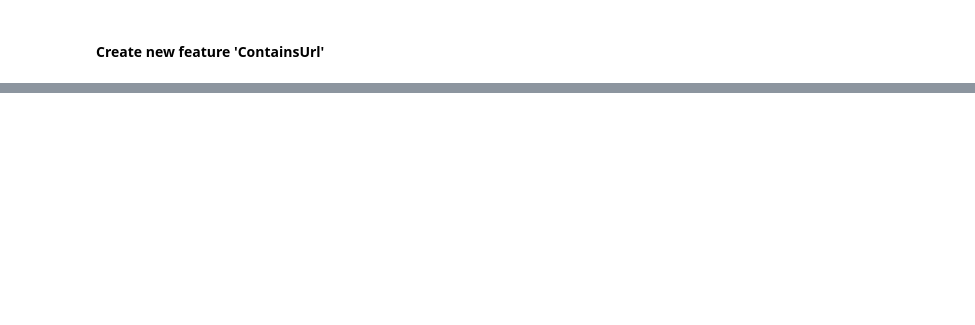
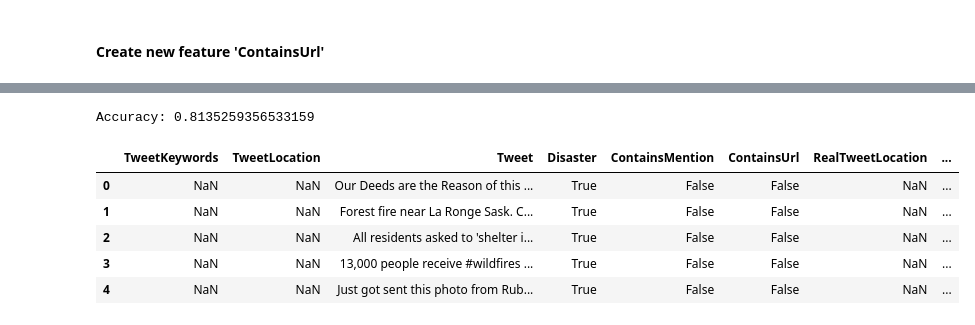
Before and after one commit to lucriver/kaggle-challenges, a Jupyter notebook: nlp-disaster-tweets/work.ipynb, the cells around one changed output, grey strips where cells are left out. Cells and saved outputs as stored; diff of their text form; code cells hidden in the pictures; blank space fills up the shorter version.

```diff
--- a/nlp-disaster-tweets/work.ipynb
+++ b/nlp-disaster-tweets/work.ipynb
@@ -343,34 +162,0 @@ cache size: 0
-# %%
-last_cleantweetlocation_cache_size = len(cleantweetlocation_cache)
-
-train_iter_df = df_train[(df_train['TweetLocation'].notna()) & (df_train['RealTweetLocation'] == 'True')]
-for idx, series in train_iter_df.iterrows():
-    text = series['Tweet']
-    location = series['TweetLocation']
-
-    tweet = f"Text: {text}\nLocation: {location}"
-
-    if location in cleantweetlocation_cache:
-        df_train.loc[idx, 'CleanTweetLocation'] = cleantweetlocation_cache[location]
-    else:
-        clear_output(wait=True)
-        data = f"Text: {text}\nLocation: {location}"
-        clean_location = query_model(system_prompts['CleanTweetLocation'],tweet,cleantweetlocation_memory)
-        df_train.loc[idx, 'CleanTweetLocation'] = clean_location
-        cleantweetlocation_cache[location] = clean_location
-        display(idx,tweet,clean_location)
-
-    current_cleantweetlocation_cache_size = len(cleantweetlocation_cache)
-    if current_cleantweetlocation_cache_size - last_cleantweetlocation_cache_size >= 25:
-        last_cleantweetlocation_cache_size = current_cleantweetlocation_cache_size
-        print('writing to cache...')
-        with open('./data/cleantweetlocation_cache.json', 'w') as f:
-            f.write(json.dumps(cleantweetlocation_cache))
-
-
-print('writing finalized cleantweetlocation_cache.json ...')
-with open('./data/cleantweetlocation_cache.json', 'w') as f:
-    f.write(json.dumps(cleantweetlocation_cache))
-
-print('writing updated train.csv file...')
-df_train.to_csv('./data/train_v2.csv',index=False)
@@ -422,0 +291,29 @@ writing updated test.csv file...
+# %%
+vectorizer = CountVectorizer()
+
+X_tweet = vectorizer.fit_transform(df_train['Tweet'])
+X_keyword = vectorizer.transform(df_train['TweetKeywords'].fillna('None'))
+
+X = hstack([X_tweet, X_keyword])
+y = df_train['Disaster']
+
+X_train, X_test, y_train, y_test = train_test_split(X, y, test_size=0.2, random_state=42)
+
+# Train Model
+classifier_tfid = LogisticRegression(max_iter=1000)
+classifier_tfid.fit(X_train, y_train)
+
+# Predict and Evaluate
+y_pred = classifier_tfid.predict(X_test)
+print("Accuracy:", accuracy_score(y_test, y_pred))
+# %% [output]
+Accuracy: 0.8135259356533159
+# %%
+df_train.head()
+# %% [output]
+|  | TweetKeywords | TweetLocation | Tweet | Disaster | ContainsMention | ContainsUrl | RealTweetLocation | ... |
+| 0 | NaN | NaN | Our Deeds are the Reason of this ... | True | False | False | NaN | ... |
+| 1 | NaN | NaN | Forest fire near La Ronge Sask. C... | True | False | False | NaN | ... |
+| 2 | NaN | NaN | All residents asked to 'shelter i... | True | False | False | NaN | ... |
+| 3 | NaN | NaN | 13,000 people receive #wildfires ... | True | False | False | NaN | ... |
+| 4 | NaN | NaN | Just got sent this photo from Rub... | True | False | False | NaN | ... |
```
Also changed, not shown: parts of 41 cells of this notebook, 10 other files.
